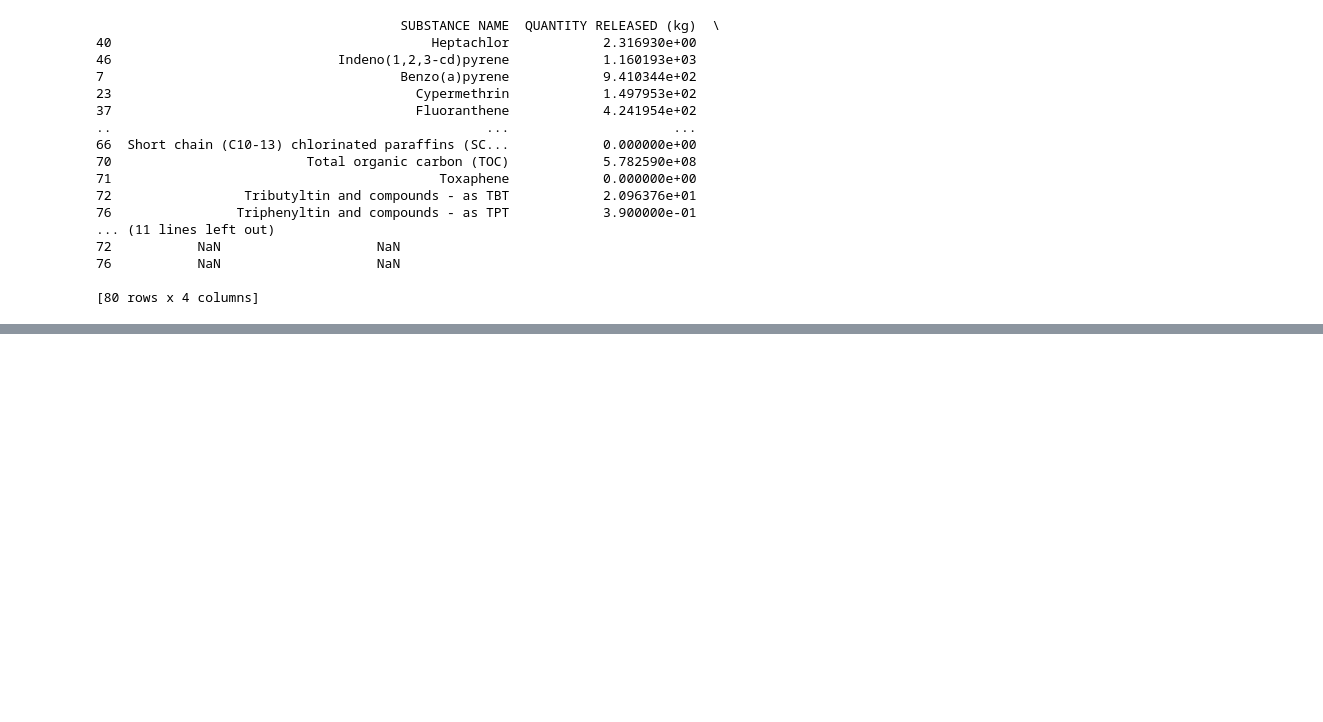
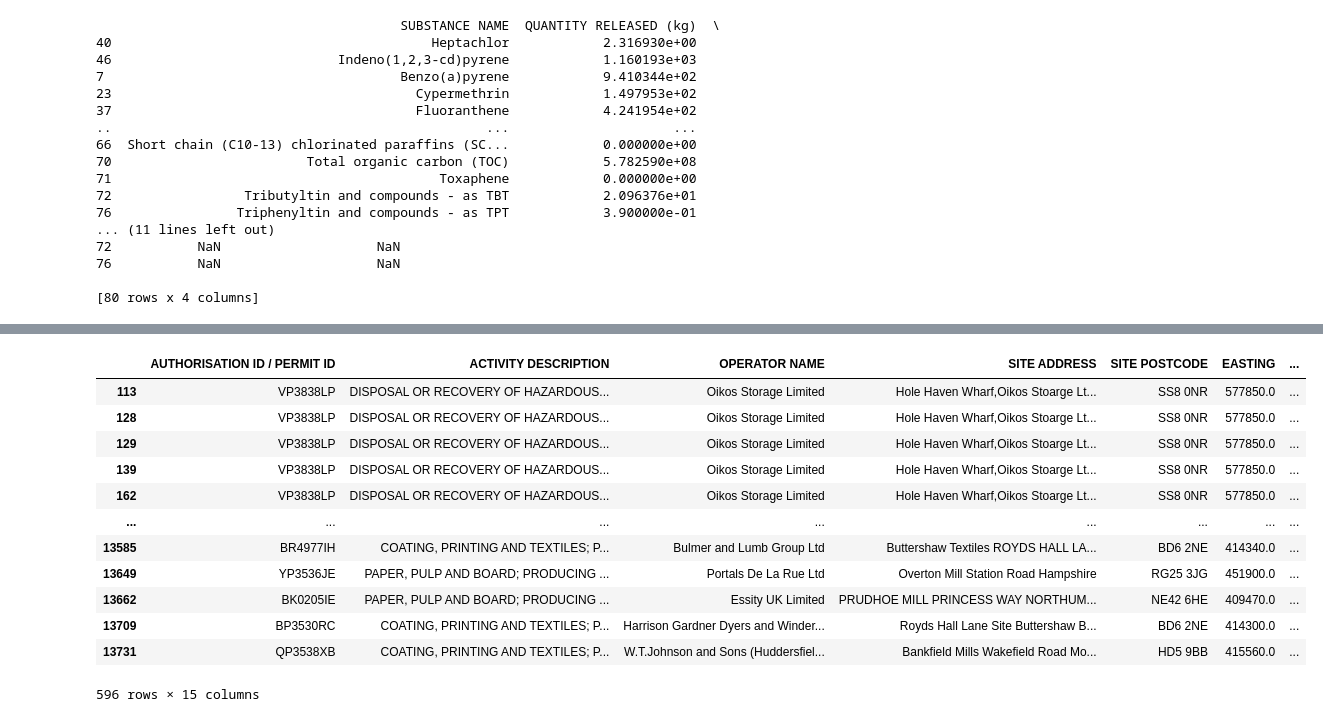
Before and after one commit to Kkkkyf7/DEFRA1, a Jupyter notebook: AndreiPankratov/cleaning2.ipynb, the cells around one changed output, grey strips where cells are left out. Saved outputs shown, nothing was run; the diff lists cells and outputs as text; code cells hidden in the pictures; blank space fills up the shorter version.

```diff
--- a/AndreiPankratov/cleaning2.ipynb
+++ b/AndreiPankratov/cleaning2.ipynb
@@ -410,0 +449,16 @@ merged_sorted.to_csv("Release_to_PNEC_Ratios.csv", index=False)
+# %%
+d21
+# %% [output]
+|  | AUTHORISATION ID / PERMIT ID | ACTIVITY DESCRIPTION | OPERATOR NAME | SITE ADDRESS | SITE POSTCODE | EASTING | ... |
+| 113 | VP3838LP | DISPOSAL OR RECOVERY OF HAZARDOUS... | Oikos Storage Limited | Hole Haven Wharf,Oikos Stoarge Lt... | SS8 0NR | 577850.0 | ... |
+| 128 | VP3838LP | DISPOSAL OR RECOVERY OF HAZARDOUS... | Oikos Storage Limited | Hole Haven Wharf,Oikos Stoarge Lt... | SS8 0NR | 577850.0 | ... |
+| 129 | VP3838LP | DISPOSAL OR RECOVERY OF HAZARDOUS... | Oikos Storage Limited | Hole Haven Wharf,Oikos Stoarge Lt... | SS8 0NR | 577850.0 | ... |
+| 139 | VP3838LP | DISPOSAL OR RECOVERY OF HAZARDOUS... | Oikos Storage Limited | Hole Haven Wharf,Oikos Stoarge Lt... | SS8 0NR | 577850.0 | ... |
+| 162 | VP3838LP | DISPOSAL OR RECOVERY OF HAZARDOUS... | Oikos Storage Limited | Hole Haven Wharf,Oikos Stoarge Lt... | SS8 0NR | 577850.0 | ... |
+| ... | ... | ... | ... | ... | ... | ... | ... |
+| 13585 | BR4977IH | COATING, PRINTING AND TEXTILES; P... | Bulmer and Lumb Group Ltd | Buttershaw Textiles ROYDS HALL LA... | BD6 2NE | 414340.0 | ... |
+| 13649 | YP3536JE | PAPER, PULP AND BOARD; PRODUCING ... | Portals De La Rue Ltd | Overton Mill Station Road Hampshire | RG25 3JG | 451900.0 | ... |
+| 13662 | BK0205IE | PAPER, PULP AND BOARD; PRODUCING ... | Essity UK Limited | PRUDHOE MILL PRINCESS WAY NORTHUM... | NE42 6HE | 409470.0 | ... |
+| 13709 | BP3530RC | COATING, PRINTING AND TEXTILES; P... | Harrison Gardner Dyers and Winder... | Royds Hall Lane Site Buttershaw B... | BD6 2NE | 414300.0 | ... |
+| 13731 | QP3538XB | COATING, PRINTING AND TEXTILES; P... | W.T.Johnson and Sons (Huddersfiel... | Bankfield Mills Wakefield Road Mo... | HD5 9BB | 415560.0 | ... |
+596 rows × 15 columns
```
Also changed, not shown: parts of 1 cell of this notebook.
